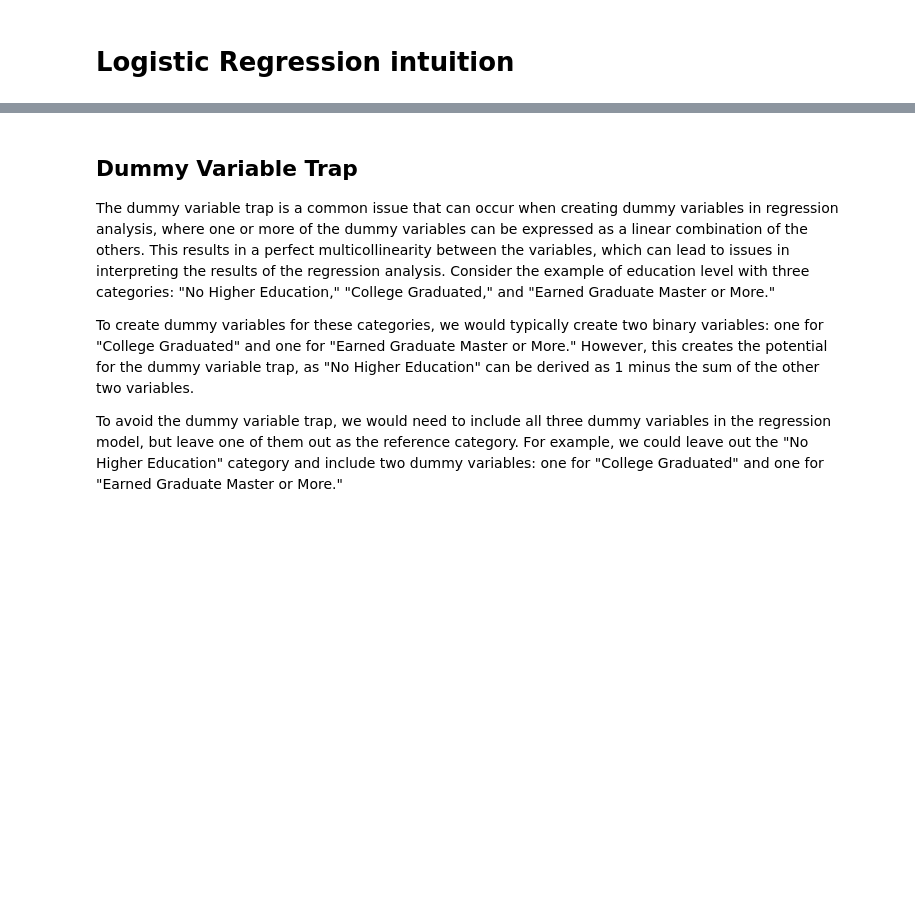
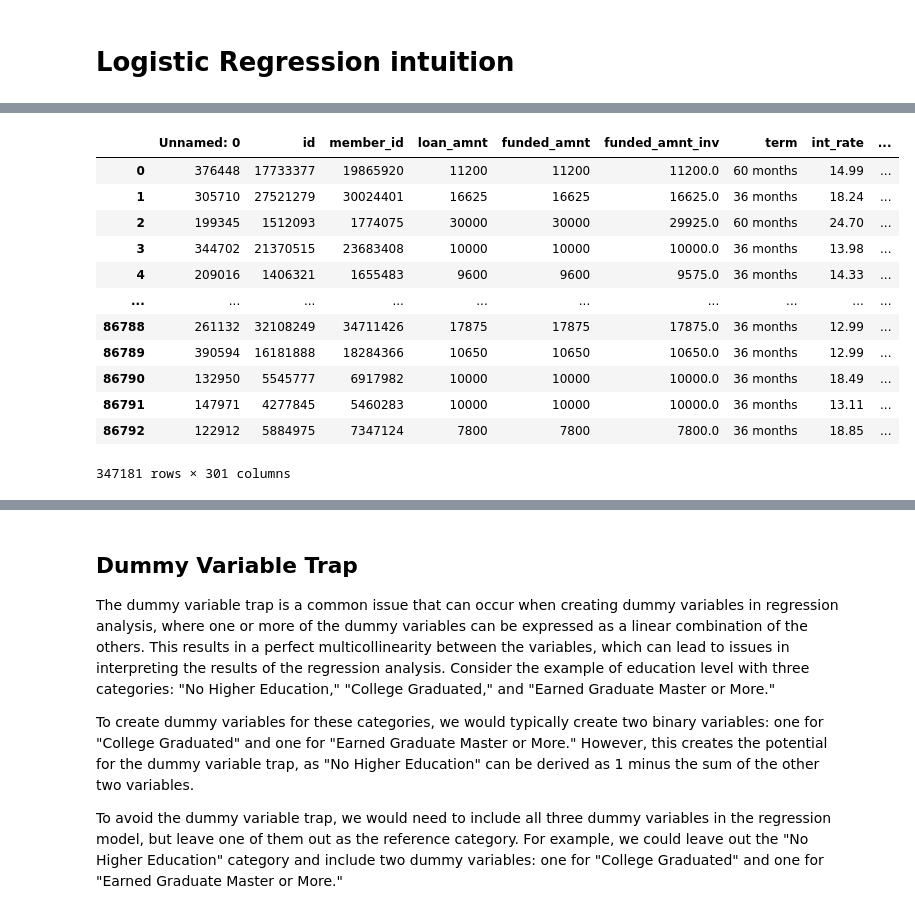
Before and after one commit to OzodbekOzodov/_credit-risk-modeling, a Jupyter notebook: Probability-of-default-model.ipynb, the cells around one changed output, grey strips where cells are left out. Cells and saved outputs as stored; diff of their text form; code cells hidden in the pictures; blank space fills up the shorter version.

```diff
--- a/Probability-of-default-model.ipynb
+++ b/Probability-of-default-model.ipynb
@@ -62,3 +41,19 @@ last_dummy = train_inputs.shape[1]-1
+# %%
+train_inputs
+# %% [output]
+|  | Unnamed: 0 | id | member_id | loan_amnt | funded_amnt | funded_amnt_inv | term | int_rate | ... |
+| 0 | 376448 | 17733377 | 19865920 | 11200 | 11200 | 11200.0 | 60 months | 14.99 | ... |
+| 1 | 305710 | 27521279 | 30024401 | 16625 | 16625 | 16625.0 | 36 months | 18.24 | ... |
+| 2 | 199345 | 1512093 | 1774075 | 30000 | 30000 | 29925.0 | 60 months | 24.70 | ... |
+| 3 | 344702 | 21370515 | 23683408 | 10000 | 10000 | 10000.0 | 36 months | 13.98 | ... |
+| 4 | 209016 | 1406321 | 1655483 | 9600 | 9600 | 9575.0 | 36 months | 14.33 | ... |
+| ... | ... | ... | ... | ... | ... | ... | ... | ... | ... |
+| 86788 | 261132 | 32108249 | 34711426 | 17875 | 17875 | 17875.0 | 36 months | 12.99 | ... |
+| 86789 | 390594 | 16181888 | 18284366 | 10650 | 10650 | 10650.0 | 36 months | 12.99 | ... |
+| 86790 | 132950 | 5545777 | 6917982 | 10000 | 10000 | 10000.0 | 36 months | 18.49 | ... |
+| 86791 | 147971 | 4277845 | 5460283 | 10000 | 10000 | 10000.0 | 36 months | 13.11 | ... |
+| 86792 | 122912 | 5884975 | 7347124 | 7800 | 7800 | 7800.0 | 36 months | 18.85 | ... |
+347181 rows × 301 columns
 # %%
 '''This code assigns a list of column names to the variable column_names, using the tolist() method to
 convert the Index object returned by the columns attribute to a list'''
```
Also changed, not shown: parts of 10 cells of this notebook, 7 other files.
